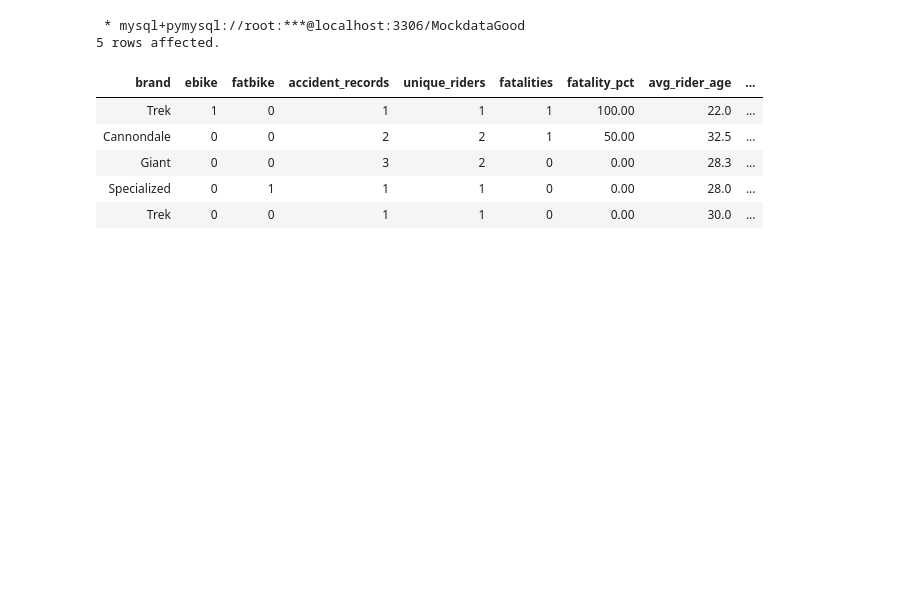
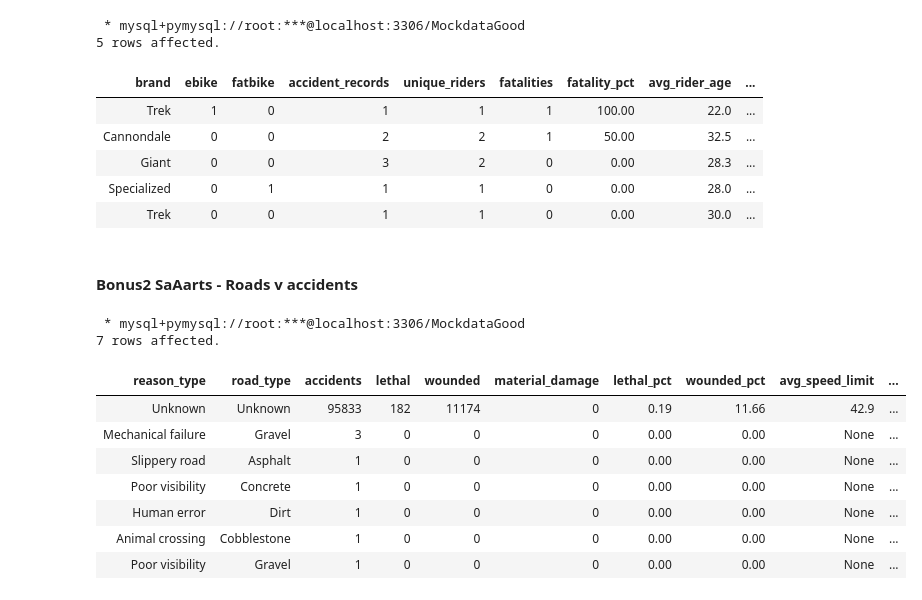
Before and after one commit to almadav0010/Databases_BikeAccidents, a Jupyter notebook: SQL_Code.ipynb, the cells around one changed output. Cells and saved outputs as stored; diff of their text form; code cells hidden in the pictures; blank space fills up the shorter version.

Commit message:
Added my two sql selectstatements

```diff
--- a/SQL_Code.ipynb
+++ b/SQL_Code.ipynb
@@ -845,3 +845,58 @@ ORDER BY fatality_rank, accident_records DESC;
 | Giant | 0 | 0 | 3 | 2 | 0 | 0.00 | 28.3 | ... |
 | Specialized | 0 | 1 | 1 | 1 | 0 | 0.00 | 28.0 | ... |
 | Trek | 0 | 0 | 1 | 1 | 0 | 0.00 | 30.0 | ... |
+# %% [markdown]
+#### Bonus2 SaAarts - Roads v accidents
+# %%
+%%sql
+WITH reason_road AS (
+    SELECT
+        COALESCE(r.type, 'Unknown') AS reason_type,
+        COALESCE(rt.type, 'Unknown') AS road_type,
+        COUNT(*) AS accidents,
+        SUM(CASE WHEN a.severity = 'Lethal' THEN 1 ELSE 0 END) AS lethal,
+        SUM(CASE WHEN a.severity = 'Wounded' THEN 1 ELSE 0 END) AS wounded,
+        SUM(CASE WHEN a.severity = 'Material damage' THEN 1 ELSE 0 END) AS material_damage,
+        AVG(a.speed_limit) AS avg_speed_limit,
+        AVG(a.road_wet) AS wet_share
+    FROM Accident a
+    LEFT JOIN ReasonType r
+        ON a.reason = r.reasonTypeID
+    LEFT JOIN Location l
+        ON a.location = l.placeID
+    LEFT JOIN RoadType rt
+        ON l.road_type = rt.roadTypeID
+    GROUP BY
+        COALESCE(r.type, 'Unknown'),
+        COALESCE(rt.type, 'Unknown')
+)
+SELECT
+    reason_type,
+    road_type,
+    accidents,
+    lethal,
+    wounded,
+    material_damage,
+    ROUND(100 * lethal / accidents, 2) AS lethal_pct,
+    ROUND(100 * wounded / accidents, 2) AS wounded_pct,
+    ROUND(avg_speed_limit, 1) AS avg_speed_limit,
+    ROUND(100 * wet_share, 1) AS wet_road_pct,
+    RANK() OVER (
+        ORDER BY lethal / accidents DESC, accidents DESC
+    ) AS fatality_rank,
+    RANK() OVER (
+        ORDER BY lethal DESC, accidents DESC
+    ) AS fatality_volume_rank
+FROM reason_road
+ORDER BY fatality_rank, fatality_volume_rank, accidents DESC
+# %% [output]
+ * mysql+pymysql://root:***@localhost:3306/MockdataGood
+7 rows affected.
+| reason_type | road_type | accidents | lethal | wounded | material_damage | lethal_pct | wounded_pct | avg_speed_limit | ... |
+| Unknown | Unknown | 95833 | 182 | 11174 | 0 | 0.19 | 11.66 | 42.9 | ... |
+| Mechanical failure | Gravel | 3 | 0 | 0 | 0 | 0.00 | 0.00 | None | ... |
+| Slippery road | Asphalt | 1 | 0 | 0 | 0 | 0.00 | 0.00 | None | ... |
+| Poor visibility | Concrete | 1 | 0 | 0 | 0 | 0.00 | 0.00 | None | ... |
+| Human error | Dirt | 1 | 0 | 0 | 0 | 0.00 | 0.00 | None | ... |
+| Animal crossing | Cobblestone | 1 | 0 | 0 | 0 | 0.00 | 0.00 | None | ... |
+| Poor visibility | Gravel | 1 | 0 | 0 | 0 | 0.00 | 0.00 | None | ... |
```
Also changed, not shown: parts of 2 cells of this notebook.
